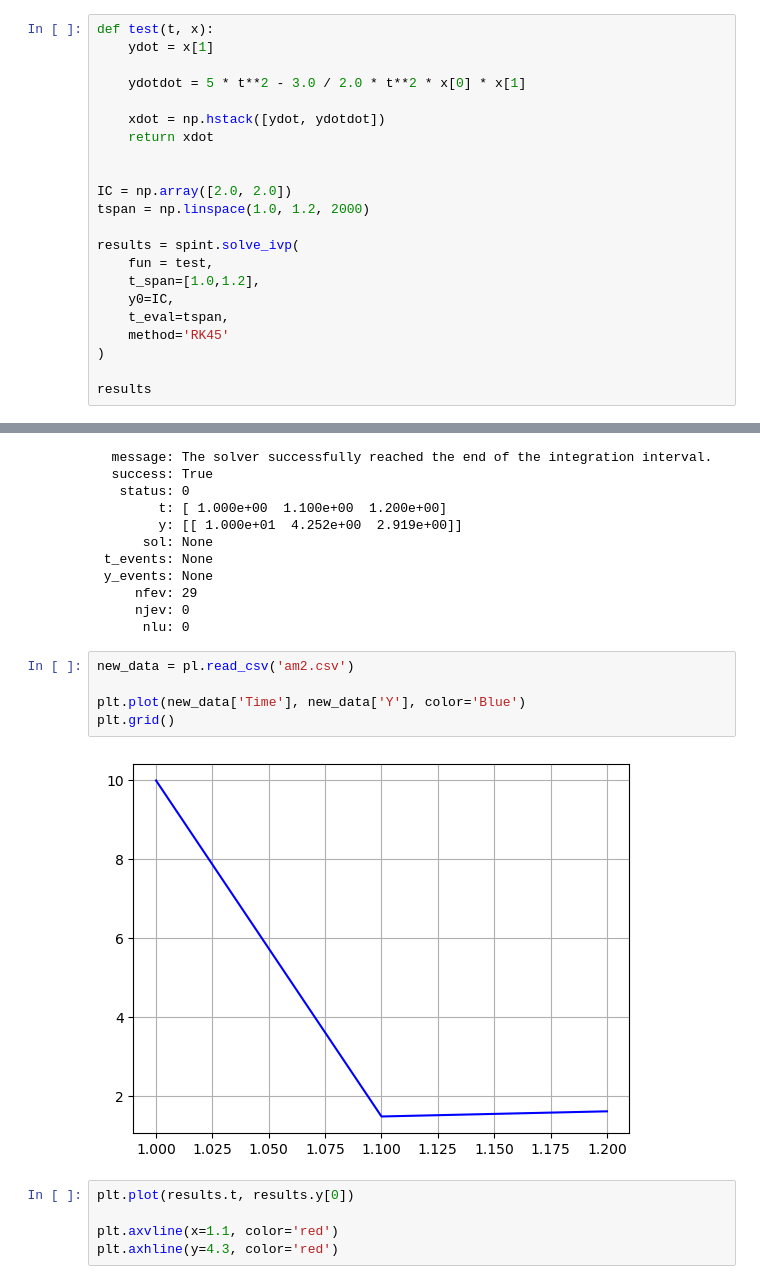
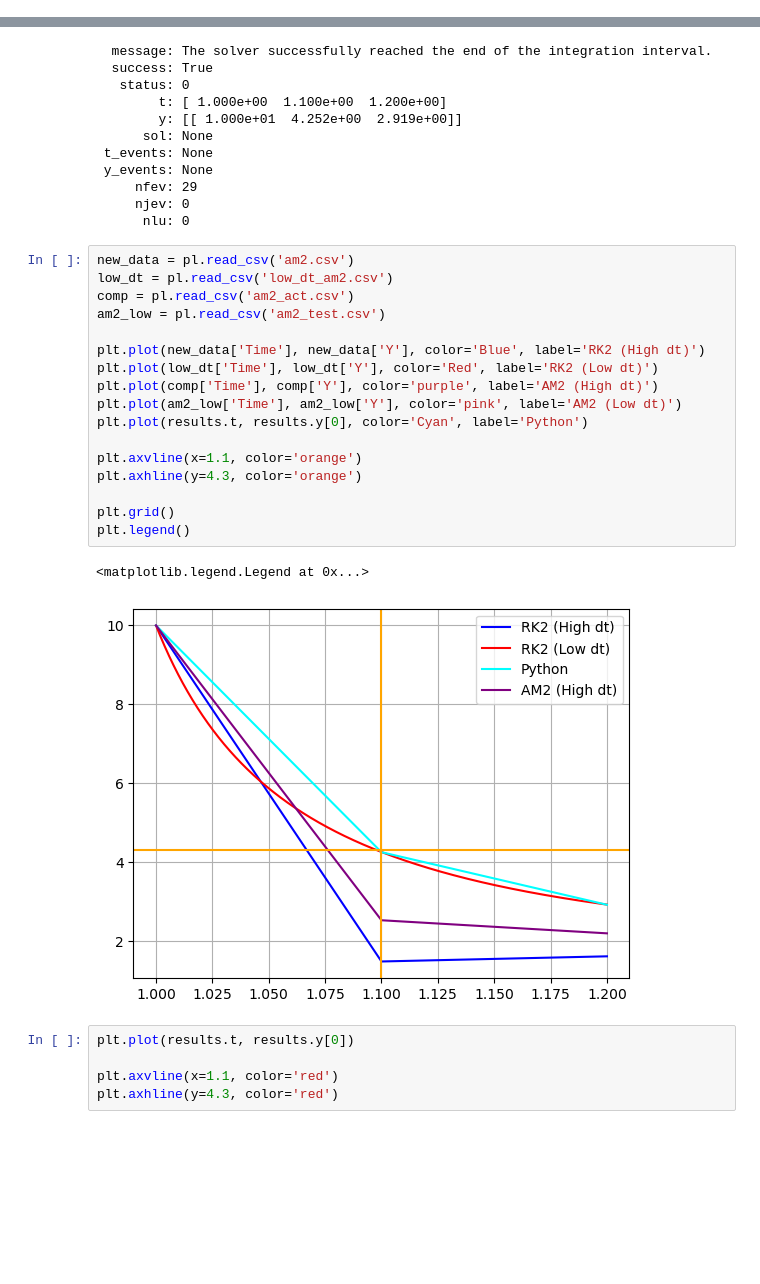
Before and after one commit to mcurrie99/currie-cfd, a Jupyter notebook: plots.ipynb, the cells around one changed output, grey strips where cells are left out. Cells and saved outputs as stored; diff of their text form; blank space fills up the shorter version.

```diff
--- a/plots.ipynb
+++ b/plots.ipynb
@@ -34,22 +5,0 @@ shape: (3, 3)
-# %%
-def test(t, x):
-    ydot = x[1]
-
-    ydotdot = 5 * t**2 - 3.0 / 2.0 * t**2 * x[0] * x[1]
-
-    xdot = np.hstack([ydot, ydotdot])
-    return xdot
-
-
-IC = np.array([2.0, 2.0])
-tspan = np.linspace(1.0, 1.2, 2000)
-
-results = spint.solve_ivp(
-    fun = test,
-    t_span=[1.0,1.2],
-    y0=IC,
-    t_eval=tspan,
-    method='RK45'
-)
-
-results
@@ -116,13 +35,26 @@ results
      nfev: 29
      njev: 0
       nlu: 0
-# %%
-new_data = pl.read_csv('am2.csv')
-
-plt.plot(new_data['Time'], new_data['Y'], color='Blue')
-plt.grid()
-# %% [output]
-[figure, removed]
+# %%
+new_data = pl.read_csv('am2.csv')
+low_dt = pl.read_csv('low_dt_am2.csv')
+comp = pl.read_csv('am2_act.csv')
+am2_low = pl.read_csv('am2_test.csv')
+
+plt.plot(new_data['Time'], new_data['Y'], color='Blue', label='RK2 (High dt)')
+plt.plot(low_dt['Time'], low_dt['Y'], color='Red', label='RK2 (Low dt)')
+plt.plot(comp['Time'], comp['Y'], color='purple', label='AM2 (High dt)')
+plt.plot(am2_low['Time'], am2_low['Y'], color='pink', label='AM2 (Low dt)')
+plt.plot(results.t, results.y[0], color='Cyan', label='Python')
+
+plt.axvline(x=1.1, color='orange')
+plt.axhline(y=4.3, color='orange')
+
+plt.grid()
+plt.legend()
+# %% [output]
+<matplotlib.legend.Legend at 0x...>
+[figure, added]
 # %%
 plt.plot(results.t, results.y[0])
 
```
Also changed, not shown: parts of 4 cells of this notebook, 7 other files.
